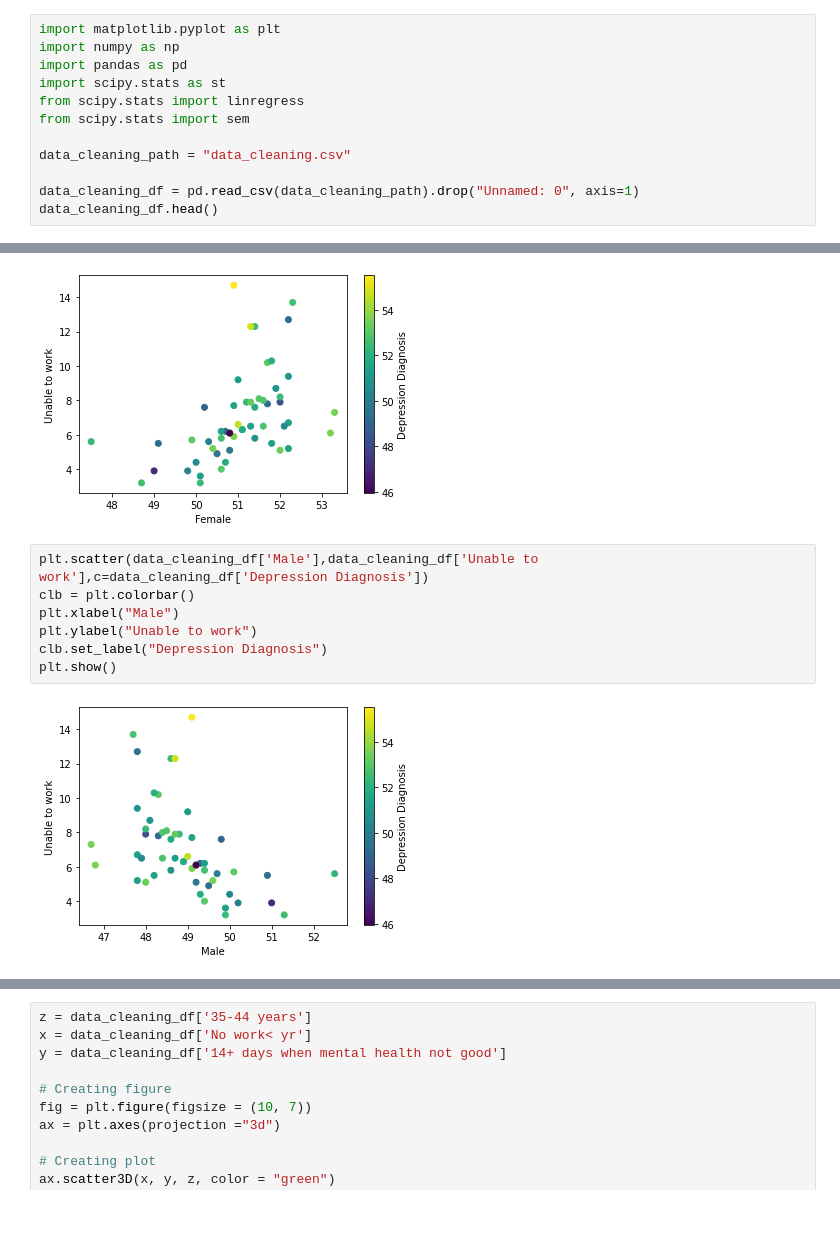
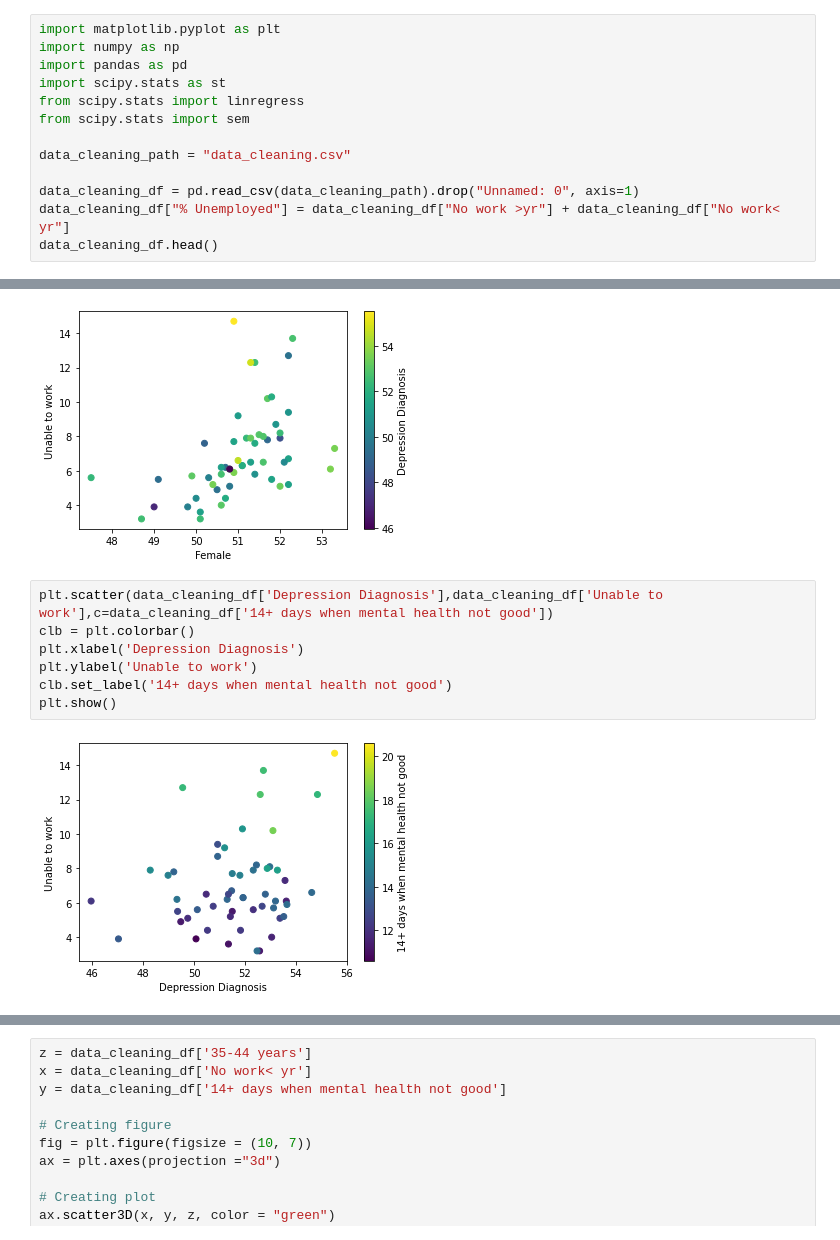
Before and after one commit to hehill/Project1_Team3, a Jupyter notebook: data_visulization.ipynb, the cells around one changed output, grey strips where cells are left out. Drawn from its saved outputs; the diff is of its cells as text.

Commit message:
added some scatterplots

```diff
--- a/data_visulization.ipynb
+++ b/data_visulization.ipynb
@@ -9,6 +9,7 @@ from scipy.stats import sem
 data_cleaning_path = "data_cleaning.csv"
 
 data_cleaning_df = pd.read_csv(data_cleaning_path).drop("Unnamed: 0", axis=1)
+data_cleaning_df["% Unemployed"] = data_cleaning_df["No work >yr"] + data_cleaning_df["No work< yr"]
 data_cleaning_df.head()
 # %% [output]
 |  | State | $15,000 - 24,999 | $25,000 - 34,999 | $35,000 - 49,999 | $50,000+ | 1-13 days when mental health not ... | ... |
@@ -113,11 +114,11 @@ plt.show()
 # %% [output]
 [figure]
 # %%
-plt.scatter(data_cleaning_df['Male'],data_cleaning_df['Unable to work'],c=data_cleaning_df['Depression Diagnosis'])
+plt.scatter(data_cleaning_df['Depression Diagnosis'],data_cleaning_df['Unable to work'],c=data_cleaning_df['14+ days when mental health not good'])
 clb = plt.colorbar()
-plt.xlabel("Male")
-plt.ylabel("Unable to work")
-clb.set_label("Depression Diagnosis")
+plt.xlabel('Depression Diagnosis')
+plt.ylabel('Unable to work')
+clb.set_label('14+ days when mental health not good')
 plt.show()
 # %% [output]
-[figure, old version]
+[figure, new version]
```
Also changed, not shown: parts of 5 cells of this notebook.
